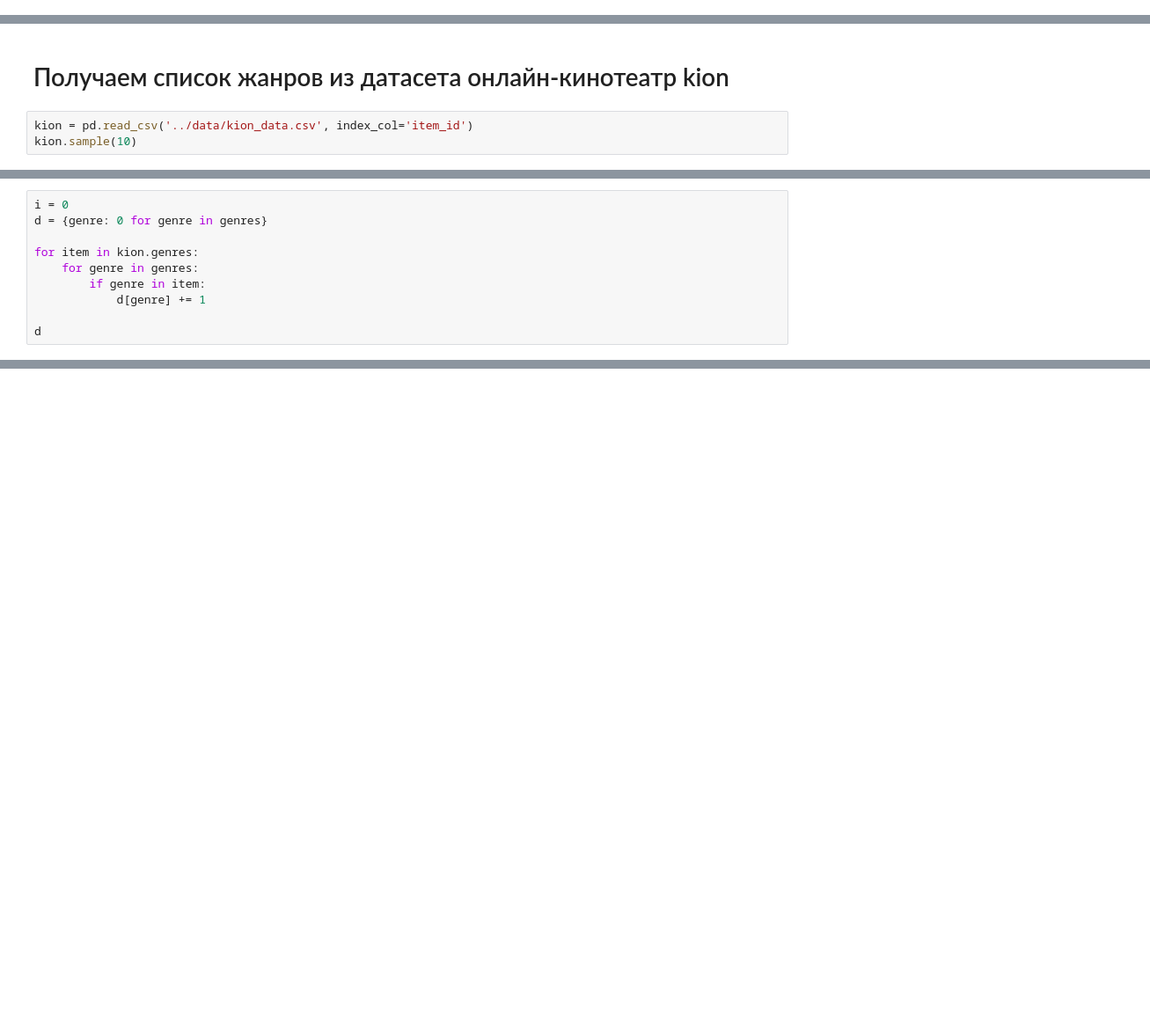
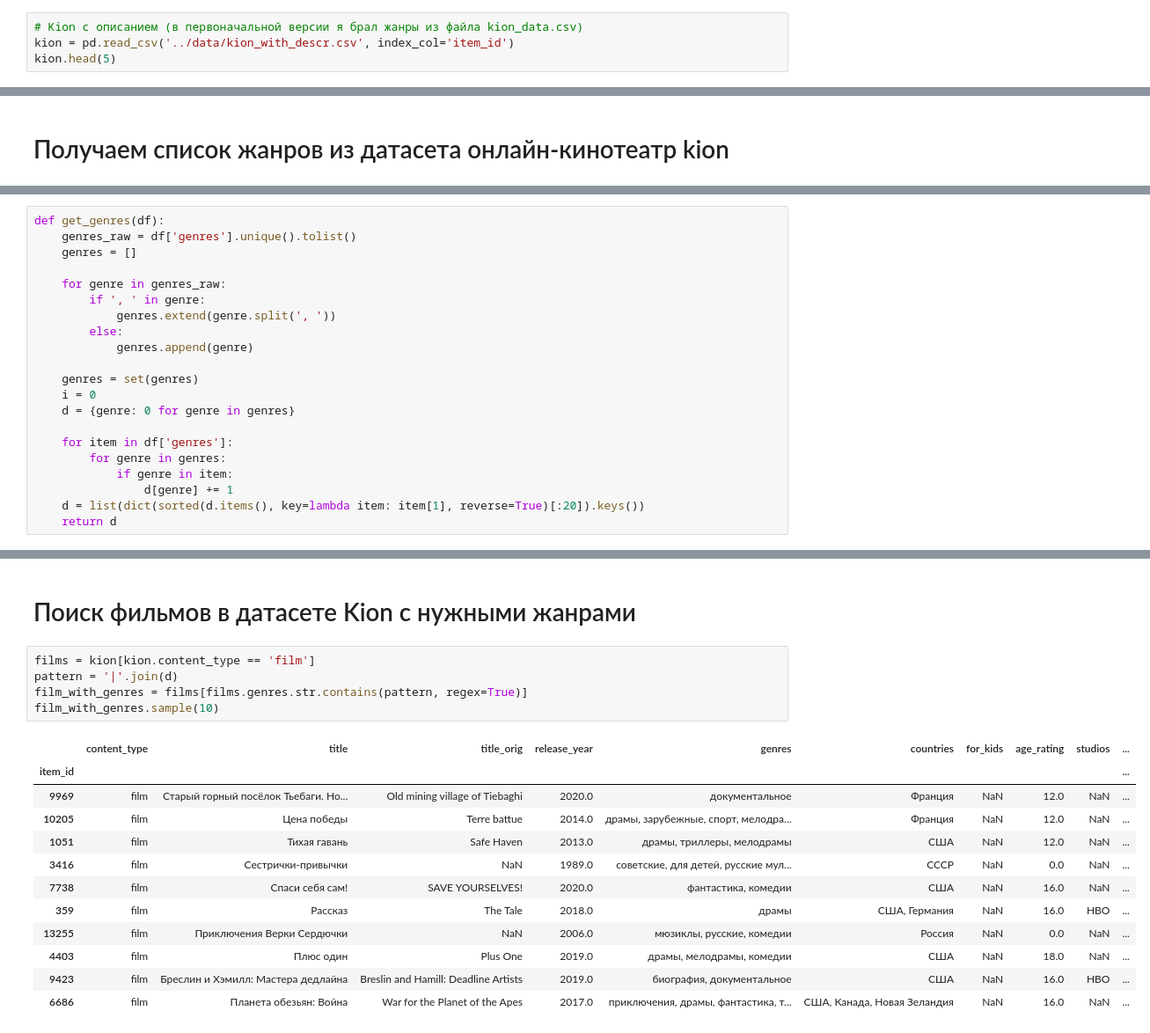
Before and after one commit to dann1erel/movie_rec_system, a Jupyter notebook: services/data_processing.ipynb, the cells around one changed output, grey strips where cells are left out. Shown at 88% size. Saved outputs shown, nothing was run; the diff lists cells and outputs as text; blank space fills up the shorter version.

Commit message:
refactor data processing; add new datasets: add class to make work with genres easier

```diff
--- a/services/data_processing.ipynb
+++ b/services/data_processing.ipynb
@@ -24,0 +22,4 @@ Name: movie, dtype: object
+# %%
+# Kion c описанием (в первоначальной версии я брал жанры из файла kion_data.csv)
+kion = pd.read_csv('../data/kion_with_descr.csv', index_col='item_id')
+kion.head(5)
@@ -25,5 +71,2 @@ Name: movie, dtype: object
 # %% [markdown]
 # Получаем список жанров из датасета онлайн-кинотеатр kion
-# %%
-kion = pd.read_csv('../data/kion_data.csv', index_col='item_id')
-kion.sample(10)
@@ -94,10 +73,21 @@ genres, len(genres)
 # %%
-i = 0
-d = {genre: 0 for genre in genres}
+def get_genres(df):
+    genres_raw = df['genres'].unique().tolist()
+    genres = []
 
-for item in kion.genres:
-    for genre in genres:
-        if genre in item:
-            d[genre] += 1
+    for genre in genres_raw:
+        if ', ' in genre:
+            genres.extend(genre.split(', '))
+        else:
+            genres.append(genre)
 
-d
+    genres = set(genres)
+    i = 0
+    d = {genre: 0 for genre in genres}
+
+    for item in df['genres']:
+        for genre in genres:
+            if genre in item:
+                d[genre] += 1
+    d = list(dict(sorted(d.items(), key=lambda item: item[1], reverse=True)[:20]).keys())
+    return d
@@ -149,0 +140,20 @@ len(d)
+# %% [markdown]
+# Поиск фильмов в датасете Kion с нужными жанрами
+# %%
+films = kion[kion.content_type == 'film']
+pattern = '|'.join(d)
+film_with_genres = films[films.genres.str.contains(pattern, regex=True)]
+film_with_genres.sample(10)
+# %% [output]
+|  | content_type | title | title_orig | release_year | genres | countries | for_kids | age_rating | studios | ... |
+| item_id |  |  |  |  |  |  |  |  |  | ... |
+| 9969 | film | Старый горный посёлок Тьебаги. Но... | Old mining village of Tiebaghi | 2020.0 | документальное | Франция | NaN | 12.0 | NaN | ... |
+| 10205 | film | Цена победы | Terre battue | 2014.0 | драмы, зарубежные, спорт, мелодра... | Франция | NaN | 12.0 | NaN | ... |
+| 1051 | film | Тихая гавань | Safe Haven | 2013.0 | драмы, триллеры, мелодрамы | США | NaN | 12.0 | NaN | ... |
+| 3416 | film | Сестрички-привычки | NaN | 1989.0 | советские, для детей, русские мул... | СССР | NaN | 0.0 | NaN | ... |
+| 7738 | film | Спаси себя сам! | SAVE YOURSELVES! | 2020.0 | фантастика, комедии | США | NaN | 16.0 | NaN | ... |
+| 359 | film | Рассказ | The Tale | 2018.0 | драмы | США, Германия | NaN | 16.0 | HBO | ... |
+| 13255 | film | Приключения Верки Сердючки | NaN | 2006.0 | мюзиклы, русские, комедии | Россия | NaN | 0.0 | NaN | ... |
+| 4403 | film | Плюс один | Plus One | 2019.0 | драмы, мелодрамы, комедии | США | NaN | 18.0 | NaN | ... |
+| 9423 | film | Бреслин и Хэмилл: Мастера дедлайна | Breslin and Hamill: Deadline Artists | 2019.0 | биография, документальное | США | NaN | 16.0 | HBO | ... |
+| 6686 | film | Планета обезьян: Война | War for the Planet of the Apes | 2017.0 | приключения, драмы, фантастика, т... | США, Канада, Новая Зеландия | NaN | 16.0 | NaN | ... |
```
Also changed, not shown: parts of 19 cells of this notebook, 4 other files.
